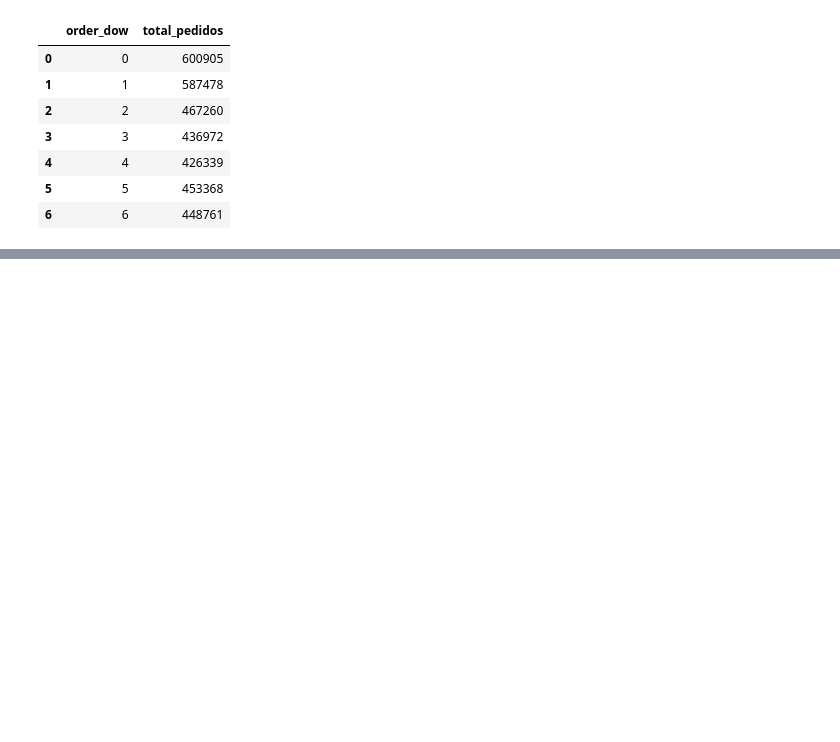
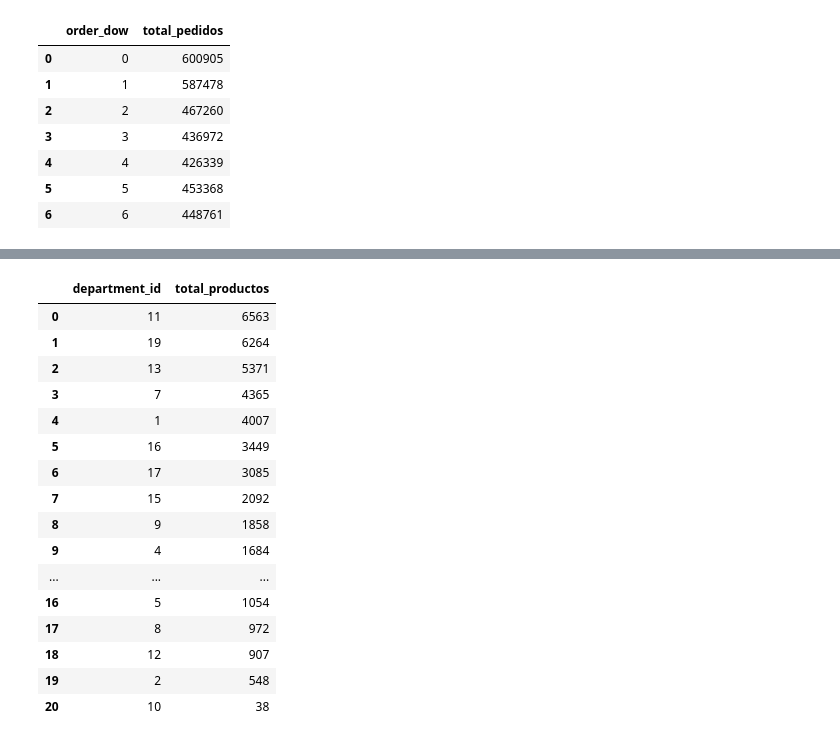
Before and after one commit to danielocutus-tech/practica_sqlite3_profesional, a Jupyter notebook: practica_sqlite3_profesional.ipynb, the cells around one changed output, grey strips where cells are left out. Saved outputs shown, nothing was run; the diff lists cells and outputs as text; code cells hidden in the pictures; blank space fills up the shorter version.

```diff
--- a/practica_sqlite3_profesional.ipynb
+++ b/practica_sqlite3_profesional.ipynb
@@ -330,0 +352,36 @@ display(df_dias)
+# %%
+import sqlite3
+import pandas as pd
+
+conexion = sqlite3.connect('instacart.sqlite')
+
+# Agrupar por departamento, contar productos y ordenar de mayor a menor
+query_deps = """
+SELECT department_id, COUNT(*) AS total_productos
+FROM products
+GROUP BY department_id
+ORDER BY total_productos DESC;
+"""
+
+df_deps = pd.read_sql_query(query_deps, conexion)
+display(df_deps)
+
+conexion.close()
+# %% [output]
+|  | department_id | total_productos |
+| 0 | 11 | 6563 |
+| 1 | 19 | 6264 |
+| 2 | 13 | 5371 |
+| 3 | 7 | 4365 |
+| 4 | 1 | 4007 |
+| 5 | 16 | 3449 |
+| 6 | 17 | 3085 |
+| 7 | 15 | 2092 |
+| 8 | 9 | 1858 |
+| 9 | 4 | 1684 |
+| ... | ... | ... |
+| 16 | 5 | 1054 |
+| 17 | 8 | 972 |
+| 18 | 12 | 907 |
+| 19 | 2 | 548 |
+| 20 | 10 | 38 |
```
Also changed, not shown: parts of 16 cells of this notebook.
